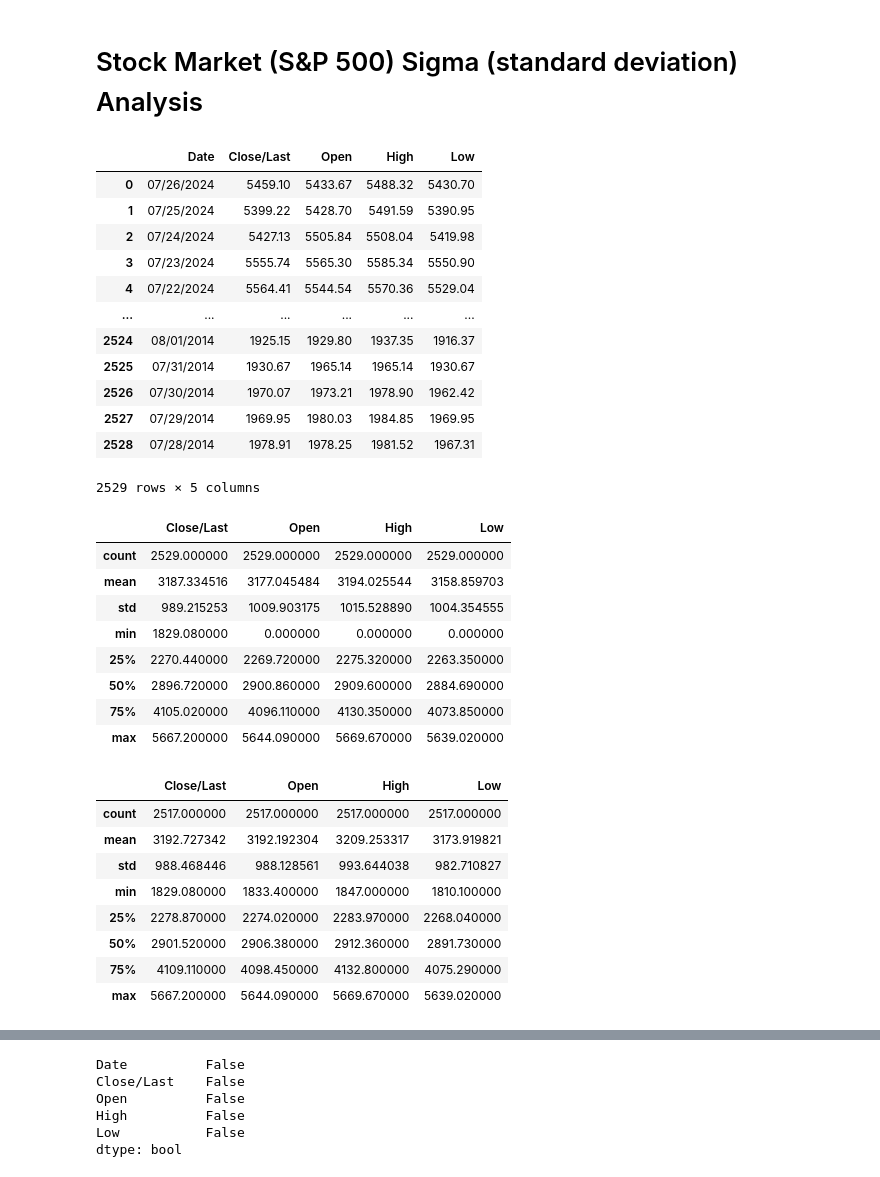
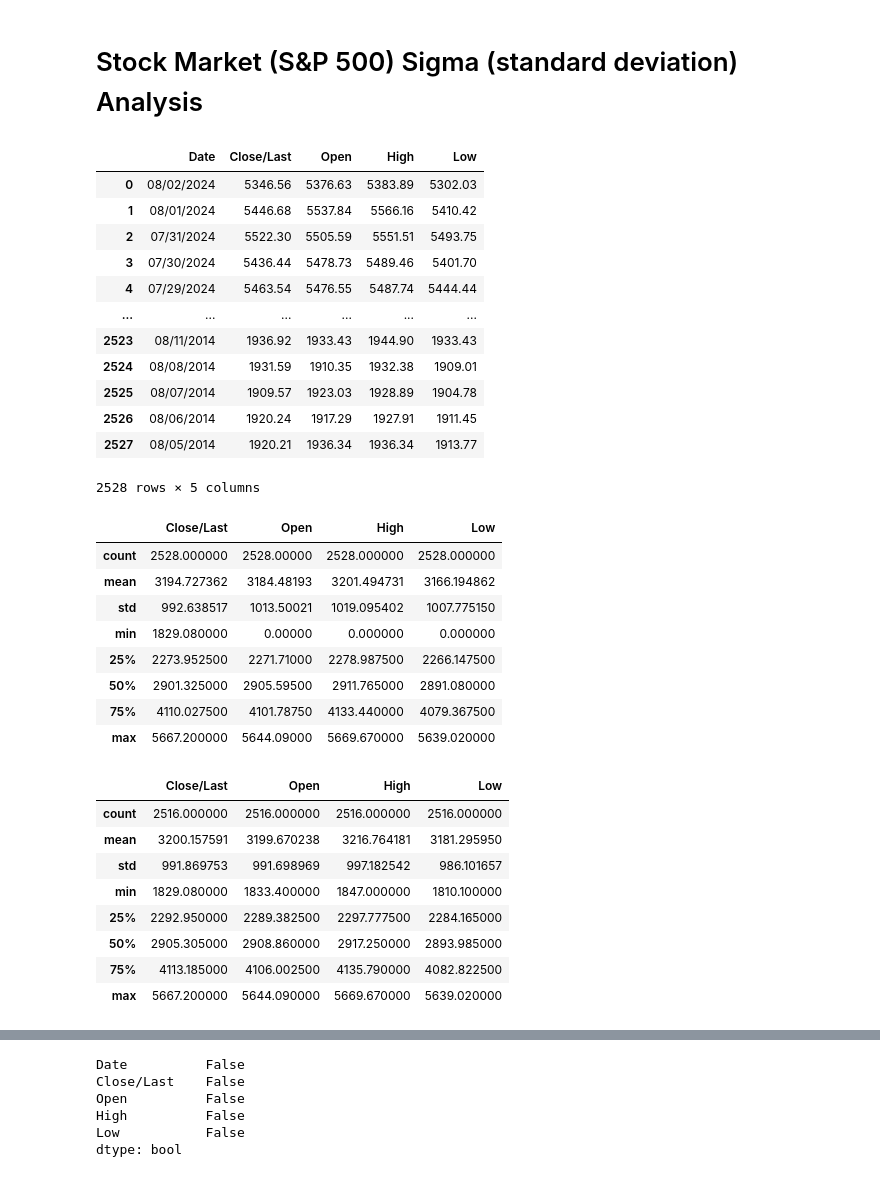
Before and after one commit to JohnBroberg/StockMarketSigma, a Jupyter notebook: StockMarketSigma.ipynb, the cells around one changed output, grey strips where cells are left out. Drawn from its saved outputs; the diff is of its cells as text; code cells hidden in the pictures.

```diff
--- a/StockMarketSigma.ipynb
+++ b/StockMarketSigma.ipynb
@@ -4,58 +4,58 @@
 #created by John Broberg on 2022-05-29
 #inspired by "LET THE WILD RUMPUS BEGIN" by JEREMY GRANTHAM of GMO
 #ref. https://www.gmo.com/globalassets/articles/viewpoints/2022/gmo_let-the-wild-rumpus-begin_1-22.pdf
 
 #https://www.gmo.com/americas/research-library/entering-the-superbubbles-final-act/
 #"...superbubbles – 2.5 to 3 sigma events..."
 #"...ordinary 2 sigma bubbles..."
 #"Ordinary bubbles are, to us, those that reach a 2 sigma deviation from trend. Superbubbles reach 2.5 sigma or greater."
 
 #source data: https://www.nasdaq.com/market-activity/index/spx/historical
 
 #cd
 #cd git/StockMarketSigma
 #git pull https://github.com/JohnBroberg/StockMarketSigma.git
 
 #Get trendline equation
 #https://stackoverflow.com/questions/49460596/add-trendline-with-equation-in-2d-array
 #https://stackoverflow.com/questions/26447191/how-to-add-trendline-in-python-matplotlib-dot-scatter-graphs
 
 
 import pandas as pd
 import numpy as np
 import matplotlib.pyplot as plt
 import seaborn as sns
 
-data = 'HistoricalData_1722201635660.csv'
+data = 'HistoricalData_1722891308731.csv'
 df = pd.read_csv(data)
 
 df
 # %% [output]
 |  | Date | Close/Last | Open | High | Low |
-| 0 | 07/26/2024 | 5459.10 | 5433.67 | 5488.32 | 5430.70 |
-| 1 | 07/25/2024 | 5399.22 | 5428.70 | 5491.59 | 5390.95 |
-| 2 | 07/24/2024 | 5427.13 | 5505.84 | 5508.04 | 5419.98 |
-| 3 | 07/23/2024 | 5555.74 | 5565.30 | 5585.34 | 5550.90 |
-| 4 | 07/22/2024 | 5564.41 | 5544.54 | 5570.36 | 5529.04 |
+| 0 | 08/02/2024 | 5346.56 | 5376.63 | 5383.89 | 5302.03 |
+| 1 | 08/01/2024 | 5446.68 | 5537.84 | 5566.16 | 5410.42 |
+| 2 | 07/31/2024 | 5522.30 | 5505.59 | 5551.51 | 5493.75 |
+| 3 | 07/30/2024 | 5436.44 | 5478.73 | 5489.46 | 5401.70 |
+| 4 | 07/29/2024 | 5463.54 | 5476.55 | 5487.74 | 5444.44 |
 | ... | ... | ... | ... | ... | ... |
-| 2524 | 08/01/2014 | 1925.15 | 1929.80 | 1937.35 | 1916.37 |
-| 2525 | 07/31/2014 | 1930.67 | 1965.14 | 1965.14 | 1930.67 |
-| 2526 | 07/30/2014 | 1970.07 | 1973.21 | 1978.90 | 1962.42 |
-| 2527 | 07/29/2014 | 1969.95 | 1980.03 | 1984.85 | 1969.95 |
-| 2528 | 07/28/2014 | 1978.91 | 1978.25 | 1981.52 | 1967.31 |
+| 2523 | 08/11/2014 | 1936.92 | 1933.43 | 1944.90 | 1933.43 |
+| 2524 | 08/08/2014 | 1931.59 | 1910.35 | 1932.38 | 1909.01 |
+| 2525 | 08/07/2014 | 1909.57 | 1923.03 | 1928.89 | 1904.78 |
+| 2526 | 08/06/2014 | 1920.24 | 1917.29 | 1927.91 | 1911.45 |
+| 2527 | 08/05/2014 | 1920.21 | 1936.34 | 1936.34 | 1913.77 |
-2529 rows × 5 columns
+2528 rows × 5 columns
 # %%
 df.describe()
 # %% [output]
 |  | Close/Last | Open | High | Low |
-| count | 2529.000000 | 2529.000000 | 2529.000000 | 2529.000000 |
-| mean | 3187.334516 | 3177.045484 | 3194.025544 | 3158.859703 |
-| std | 989.215253 | 1009.903175 | 1015.528890 | 1004.354555 |
-| min | 1829.080000 | 0.000000 | 0.000000 | 0.000000 |
-| 25% | 2270.440000 | 2269.720000 | 2275.320000 | 2263.350000 |
-| 50% | 2896.720000 | 2900.860000 | 2909.600000 | 2884.690000 |
-| 75% | 4105.020000 | 4096.110000 | 4130.350000 | 4073.850000 |
-| max | 5667.200000 | 5644.090000 | 5669.670000 | 5639.020000 |
+| count | 2528.000000 | 2528.00000 | 2528.000000 | 2528.000000 |
+| mean | 3194.727362 | 3184.48193 | 3201.494731 | 3166.194862 |
+| std | 992.638517 | 1013.50021 | 1019.095402 | 1007.775150 |
+| min | 1829.080000 | 0.00000 | 0.000000 | 0.000000 |
+| 25% | 2273.952500 | 2271.71000 | 2278.987500 | 2266.147500 |
+| 50% | 2901.325000 | 2905.59500 | 2911.765000 | 2891.080000 |
+| 75% | 4110.027500 | 4101.78750 | 4133.440000 | 4079.367500 |
+| max | 5667.200000 | 5644.09000 | 5669.670000 | 5639.020000 |
 # %%
 #remove holidays (Open == 0)
 
@@ -63,13 +63,13 @@ df = df.loc[~(df['Open']==0)]
 df.describe()
 # %% [output]
 |  | Close/Last | Open | High | Low |
-| count | 2517.000000 | 2517.000000 | 2517.000000 | 2517.000000 |
-| mean | 3192.727342 | 3192.192304 | 3209.253317 | 3173.919821 |
-| std | 988.468446 | 988.128561 | 993.644038 | 982.710827 |
+| count | 2516.000000 | 2516.000000 | 2516.000000 | 2516.000000 |
+| mean | 3200.157591 | 3199.670238 | 3216.764181 | 3181.295950 |
+| std | 991.869753 | 991.698969 | 997.182542 | 986.101657 |
 | min | 1829.080000 | 1833.400000 | 1847.000000 | 1810.100000 |
-| 25% | 2278.870000 | 2274.020000 | 2283.970000 | 2268.040000 |
-| 50% | 2901.520000 | 2906.380000 | 2912.360000 | 2891.730000 |
-| 75% | 4109.110000 | 4098.450000 | 4132.800000 | 4075.290000 |
+| 25% | 2292.950000 | 2289.382500 | 2297.777500 | 2284.165000 |
+| 50% | 2905.305000 | 2908.860000 | 2917.250000 | 2893.985000 |
+| 75% | 4113.185000 | 4106.002500 | 4135.790000 | 4082.822500 |
 | max | 5667.200000 | 5644.090000 | 5669.670000 | 5639.020000 |
 # %%
 df.info()
```
Also changed, not shown: parts of 13 cells of this notebook, 2 other files.
